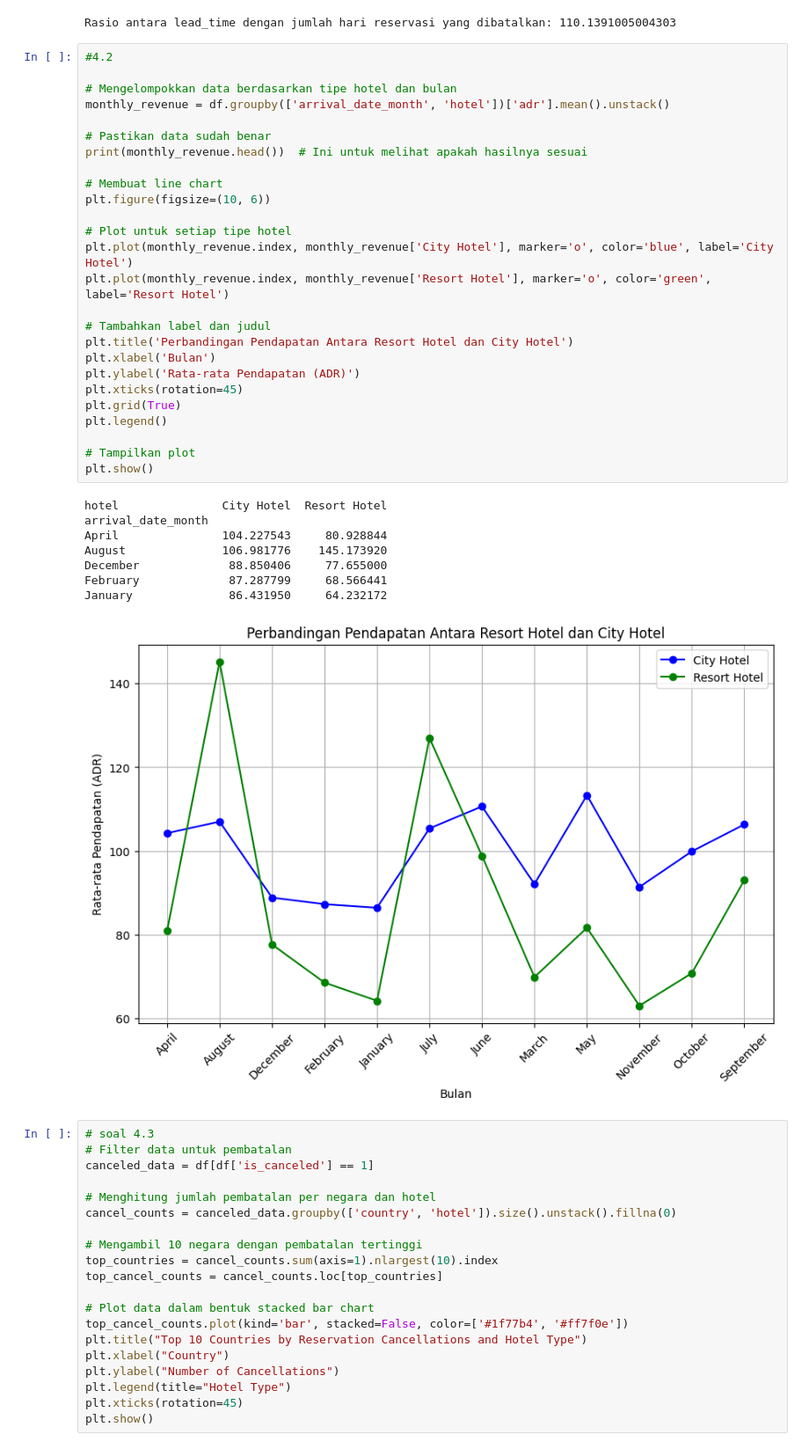
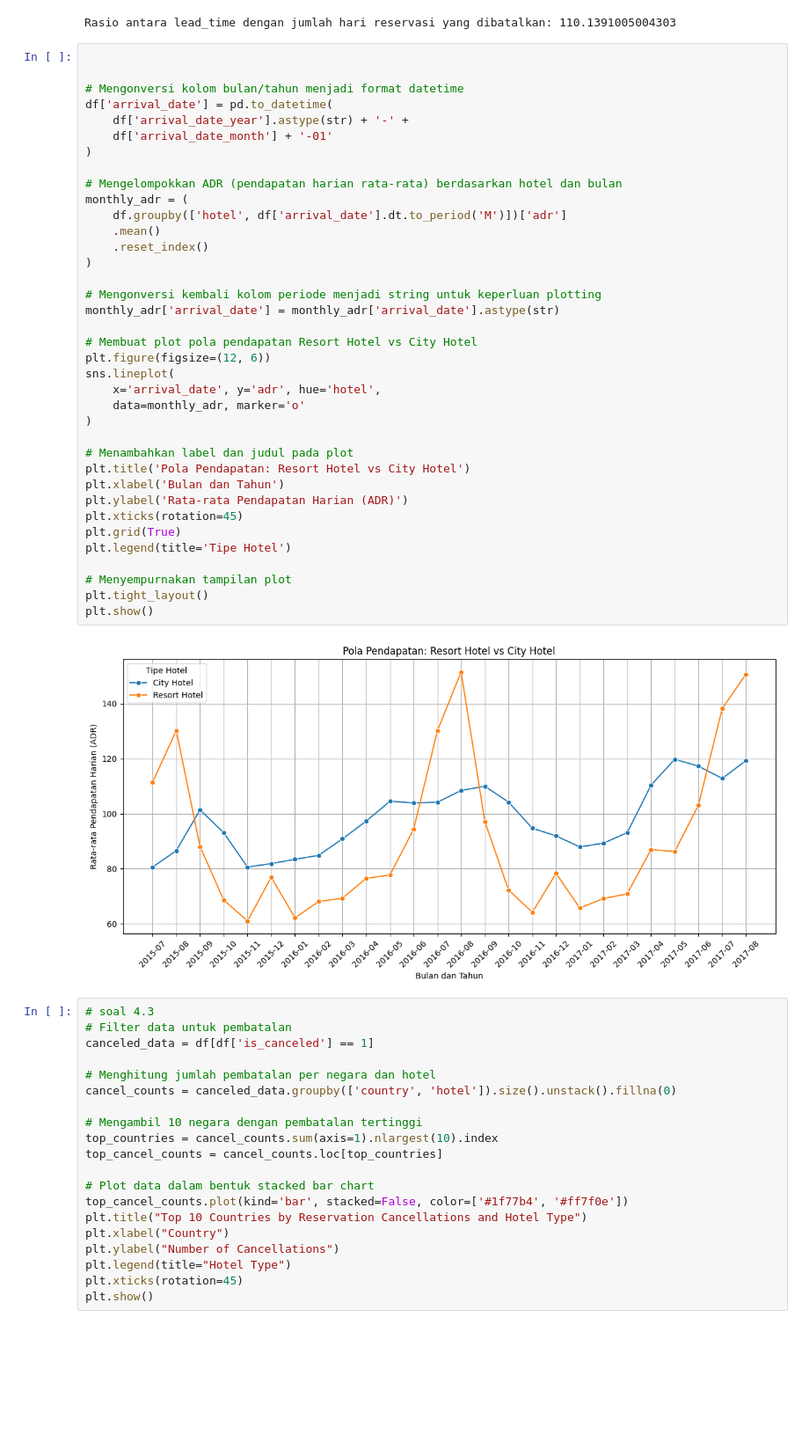
Before and after one commit to Akbar-1056/bitlabs-project, a Jupyter notebook: mid_term_bitlabs.ipynb, the cells around one changed output. Shown at 88% size. Cells and saved outputs as stored; diff of their text form; blank space fills up the shorter version.

```diff
--- a/mid_term_bitlabs.ipynb
+++ b/mid_term_bitlabs.ipynb
@@ -192,41 +183,45 @@ else:
 print(f"Rasio antara lead_time dengan jumlah hari reservasi yang dibatalkan: {rasio}")
 # %% [output]
 Rasio antara lead_time dengan jumlah hari reservasi yang dibatalkan: 110.1391005004303
-# %%
-#4.2
-
-# Mengelompokkan data berdasarkan tipe hotel dan bulan
-monthly_revenue = df.groupby(['arrival_date_month', 'hotel'])['adr'].mean().unstack()
-
-# Pastikan data sudah benar
-print(monthly_revenue.head())  # Ini untuk melihat apakah hasilnya sesuai
-
-# Membuat line chart
-plt.figure(figsize=(10, 6))
-
-# Plot untuk setiap tipe hotel
-plt.plot(monthly_revenue.index, monthly_revenue['City Hotel'], marker='o', color='blue', label='City Hotel')
-plt.plot(monthly_revenue.index, monthly_revenue['Resort Hotel'], marker='o', color='green', label='Resort Hotel')
-
-# Tambahkan label dan judul
-plt.title('Perbandingan Pendapatan Antara Resort Hotel dan City Hotel')
-plt.xlabel('Bulan')
-plt.ylabel('Rata-rata Pendapatan (ADR)')
-plt.xticks(rotation=45)
-plt.grid(True)
-plt.legend()
-
-# Tampilkan plot
-plt.show()
-# %% [output]
-hotel               City Hotel  Resort Hotel
-arrival_date_month
-April               104.227543     80.928844
-August              106.981776    145.173920
-December             88.850406     77.655000
-February             87.287799     68.566441
-January              86.431950     64.232172
-[figure, removed]
+# %%
+
+
+# Mengonversi kolom bulan/tahun menjadi format datetime
+df['arrival_date'] = pd.to_datetime(
+    df['arrival_date_year'].astype(str) + '-' +
+    df['arrival_date_month'] + '-01'
+)
+
+# Mengelompokkan ADR (pendapatan harian rata-rata) berdasarkan hotel dan bulan
+monthly_adr = (
+    df.groupby(['hotel', df['arrival_date'].dt.to_period('M')])['adr']
+    .mean()
+    .reset_index()
+)
+
+# Mengonversi kembali kolom periode menjadi string untuk keperluan plotting
+monthly_adr['arrival_date'] = monthly_adr['arrival_date'].astype(str)
+
+# Membuat plot pola pendapatan Resort Hotel vs City Hotel
+plt.figure(figsize=(12, 6))
+sns.lineplot(
+    x='arrival_date', y='adr', hue='hotel',
+    data=monthly_adr, marker='o'
+)
+
+# Menambahkan label dan judul pada plot
+plt.title('Pola Pendapatan: Resort Hotel vs City Hotel')
+plt.xlabel('Bulan dan Tahun')
+plt.ylabel('Rata-rata Pendapatan Harian (ADR)')
+plt.xticks(rotation=45)
+plt.grid(True)
+plt.legend(title='Tipe Hotel')
+
+# Menyempurnakan tampilan plot
+plt.tight_layout()
+plt.show()
+# %% [output]
+[figure, added]
 # %%
 # soal 4.3
 # Filter data untuk pembatalan
```
Also changed, not shown: parts of 2 cells of this notebook.
